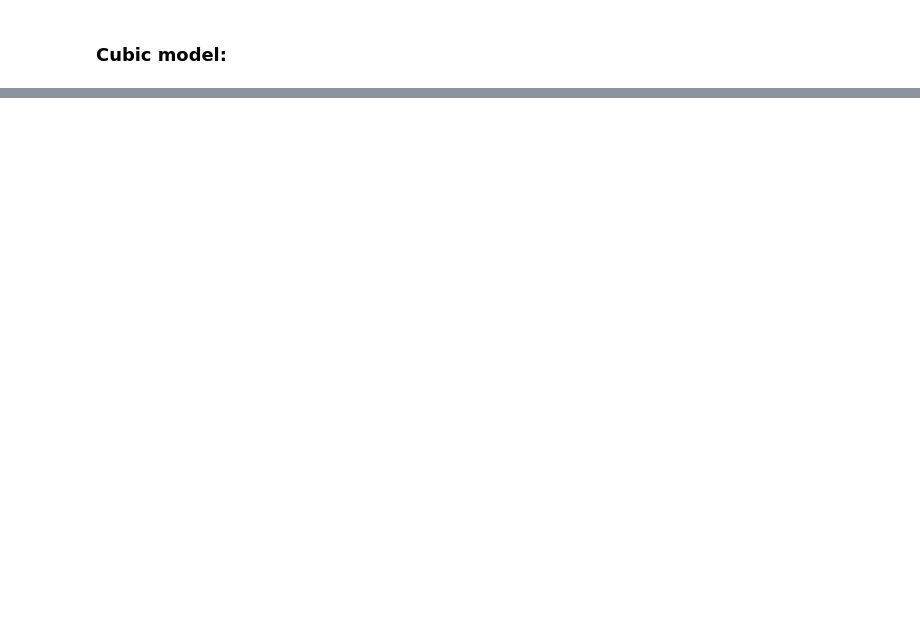
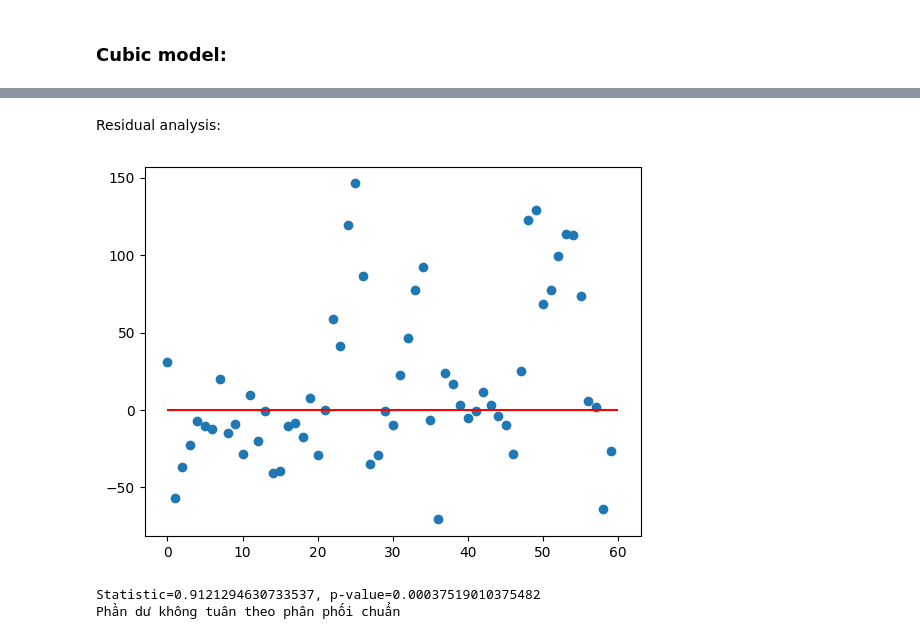
Before and after one commit to Kizza2014/time_series_climate_weather_surface_of_Brazil, a Jupyter notebook: models/ordinary_regression_model.ipynb, the cells around one changed output, grey strips where cells are left out. Saved outputs shown, nothing was run; the diff lists cells and outputs as text; code cells hidden in the pictures; blank space fills up the shorter version.

```diff
--- a/models/ordinary_regression_model.ipynb
+++ b/models/ordinary_regression_model.ipynb
@@ -146,0 +571,23 @@ np.float64(3545.9581471470765)
+# %% [markdown]
+Residual analysis:
+# %%
+plt.scatter(range(60),monthly_test['prcp'] - output3[-60:])
+plt.hlines(0, 0, 60, color='red')
+plt.show()
+# %% [output]
+[figure, added]
+# %%
+# Shapiro-Wilk test
+from scipy.stats import shapiro
+
+res = monthly_test['prcp'] - output3[-60:]
+stat, p = shapiro(res)
+print(f"Statistic={stat}, p-value={p}")
+
+if p > 0.05:
+    print("Phần dư có thể tuân theo phân phối chuẩn")
+else:
+    print("Phần dư không tuân theo phân phối chuẩn")
+# %% [output]
+Statistic=0.9121294630733537, p-value=0.00037519010375482
+Phần dư không tuân theo phân phối chuẩn
```
Also changed, not shown: parts of 44 cells of this notebook, 5 other files.
